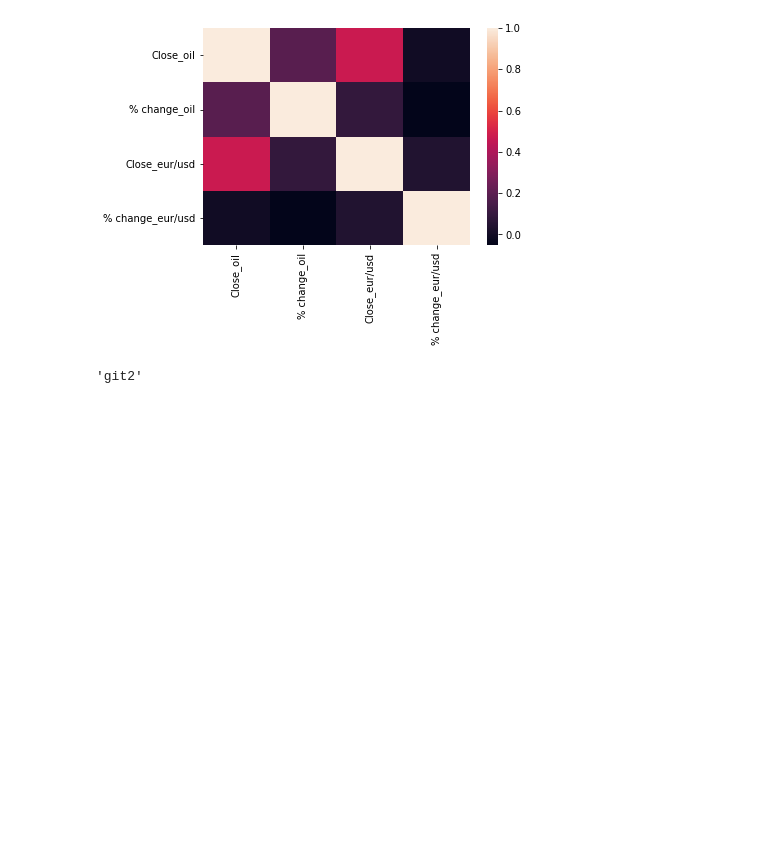
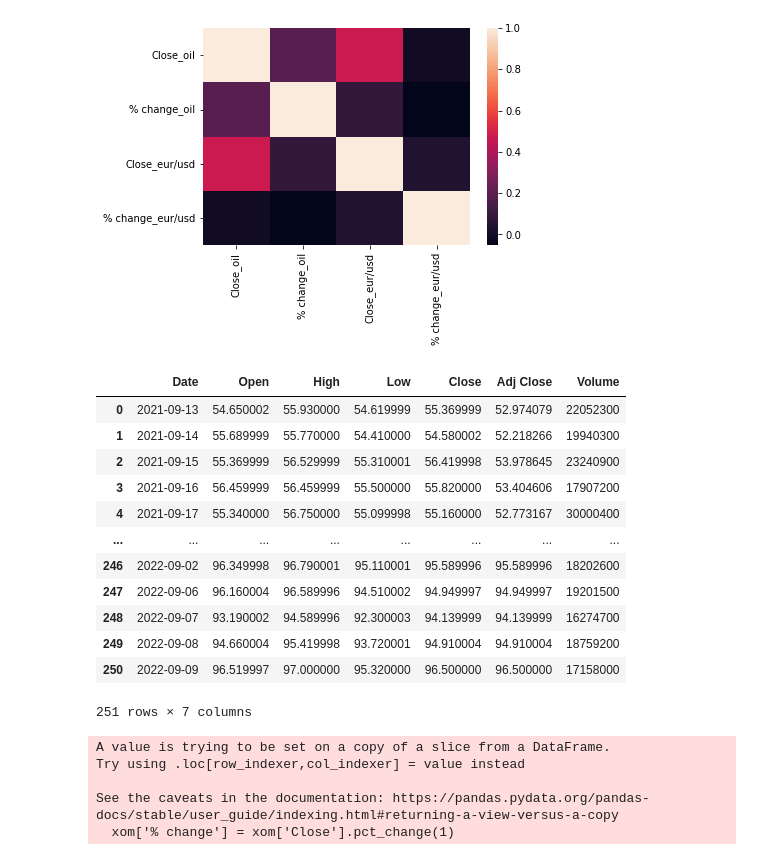
Before and after one commit to empeya/UCDPA_alistairempey, a Jupyter notebook: UCDPA_alistairempey.ipynb, the cells around one changed output. Drawn from its saved outputs; the diff is of its cells as text; code cells hidden in the pictures; blank space fills up the shorter version.

```diff
--- a/UCDPA_alistairempey.ipynb
+++ b/UCDPA_alistairempey.ipynb
@@ -214,6 +201,21 @@ Close_eur/usd      0.472827      0.086489       1.000000          0.037756
 <AxesSubplot:>
 [figure]
 # %%
-'git2'
+# Reading in stock price data for Exxon Mobil (XOM)
+xom = pd.read_csv('/Users/aliempey/Desktop/CIDAF/XOM.csv', parse_dates=['Date'])
-# %% [output]
-'git2'
+# %%
+xom
+# %% [output]
+|  | Date | Open | High | Low | Close | Adj Close | Volume |
+| 0 | 2021-09-13 | 54.650002 | 55.930000 | 54.619999 | 55.369999 | 52.974079 | 22052300 |
+| 1 | 2021-09-14 | 55.689999 | 55.770000 | 54.410000 | 54.580002 | 52.218266 | 19940300 |
+| 2 | 2021-09-15 | 55.369999 | 56.529999 | 55.310001 | 56.419998 | 53.978645 | 23240900 |
+| 3 | 2021-09-16 | 56.459999 | 56.459999 | 55.500000 | 55.820000 | 53.404606 | 17907200 |
+| 4 | 2021-09-17 | 55.340000 | 56.750000 | 55.099998 | 55.160000 | 52.773167 | 30000400 |
+| ... | ... | ... | ... | ... | ... | ... | ... |
+| 246 | 2022-09-02 | 96.349998 | 96.790001 | 95.110001 | 95.589996 | 95.589996 | 18202600 |
+| 247 | 2022-09-06 | 96.160004 | 96.589996 | 94.510002 | 94.949997 | 94.949997 | 19201500 |
+| 248 | 2022-09-07 | 93.190002 | 94.589996 | 92.300003 | 94.139999 | 94.139999 | 16274700 |
+| 249 | 2022-09-08 | 94.660004 | 95.419998 | 93.720001 | 94.910004 | 94.910004 | 18759200 |
+| 250 | 2022-09-09 | 96.519997 | 97.000000 | 95.320000 | 96.500000 | 96.500000 | 17158000 |
+251 rows × 7 columns
@@ -219,0 +225,9 @@ Close_eur/usd      0.472827      0.086489       1.000000          0.037756
+# %%
+# Adding a % change column
+xom['% change'] = xom['Close'].pct_change(1)
+# %% [output]
+A value is trying to be set on a copy of a slice from a DataFrame.
+Try using .loc[row_indexer,col_indexer] = value instead
+
+See the caveats in the documentation: https://pandas.pydata.org/pandas-docs/stable/user_guide/indexing.html#returning-a-view-versus-a-copy
+  xom['% change'] = xom['Close'].pct_change(1)
```
Also changed, not shown: parts of 14 cells of this notebook.
